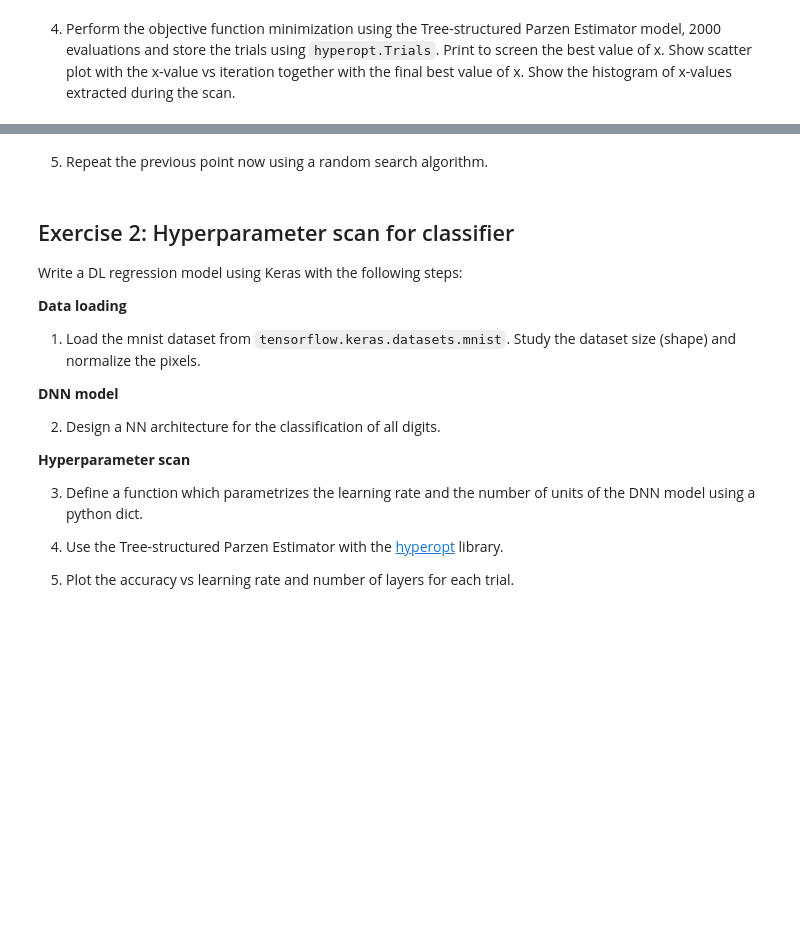
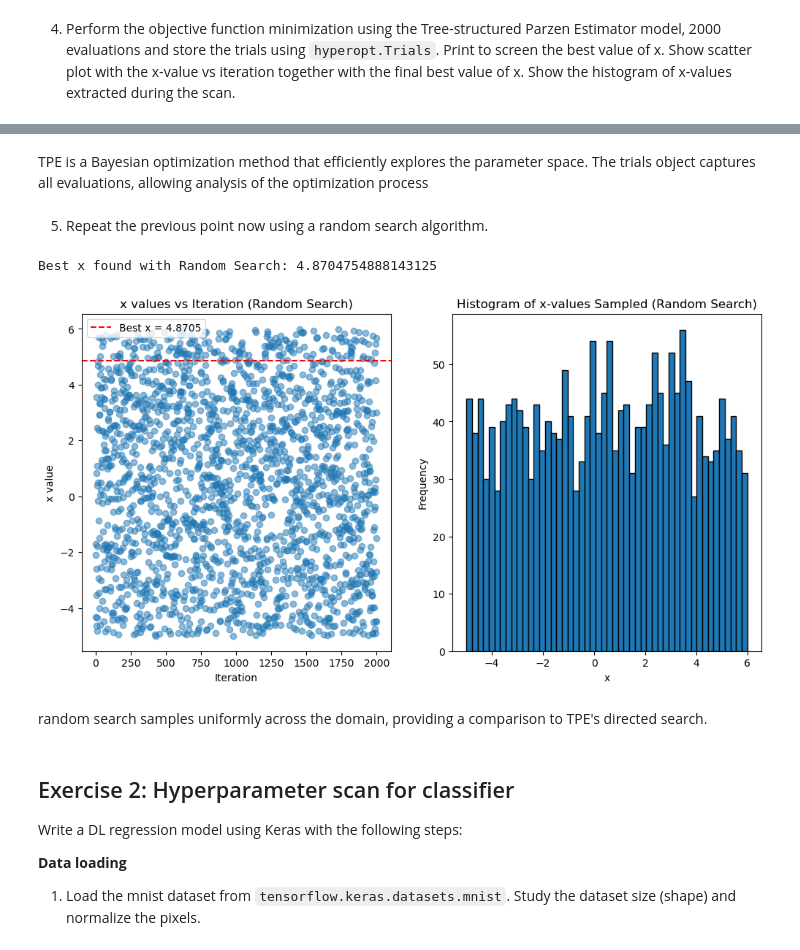
Before and after one commit to JiahaoMiao/Deep-Learning-2025, a Jupyter notebook: lab5/lab5.ipynb, the cells around one changed output, grey strips where cells are left out. Cells and saved outputs as stored; diff of their text form; code cells hidden in the pictures; blank space fills up the shorter version.

```diff
--- a/lab5/lab5.ipynb
+++ b/lab5/lab5.ipynb
@@ -90,5 +111,49 @@ Best value found:  {'a': 5.000596062559659}
+# %% [markdown]
+ TPE is a Bayesian optimization method that efficiently explores the parameter space. The trials object captures all evaluations, allowing analysis of the optimization process
 # %% [markdown]
 5. Repeat the previous point now using a random search algorithm.
+# %%
+from hyperopt import rand
+
+# Initialize Trials object for random search
+random_trials = Trials()
+
+# Run optimization with random search
+best_random = fmin(
+    fn=hyperopt_objective,
+    space=space,
+    algo=rand.suggest,
+    max_evals=2000,
+    trials=random_trials
+)
+
+print(f"Best x found with Random Search: {best_random['x']}")
+
+# Extract x values from random trials
+x_values_rand = [trial['misc']['vals']['x'][0] for trial in random_trials.trials]
+
+# Scatter plot of x values vs iteration
+plt.figure(figsize=(12, 6))
+plt.subplot(1, 2, 1)
+plt.scatter(range(len(x_values_rand)), x_values_rand, alpha=0.5)
+plt.axhline(y=best_random['x'], color='r', linestyle='--', label=f'Best x = {best_random["x"]:.4f}')
+plt.xlabel('Iteration')
+plt.ylabel('x value')
+plt.title('x values vs Iteration (Random Search)')
+plt.legend()
+
+plt.subplot(1, 2, 2)
+# Histogram of x values
+plt.hist(x_values_rand, bins=50, edgecolor='k')
+plt.title('Histogram of x-values Sampled (Random Search)')
+plt.xlabel('x')
+plt.ylabel('Frequency')
+plt.show()
+# %% [output]
+Best x found with Random Search: 4.8704754888143125
+[figure, added]
+# %% [markdown]
+ random search samples uniformly across the domain, providing a comparison to TPE's directed search.
 # %% [markdown]
 ## Exercise 2: Hyperparameter scan for classifier
 
@@ -97,17 +162,3 @@ Write a DL regression model using Keras with the following steps:
 **Data loading**
 
 1. Load the mnist dataset from `tensorflow.keras.datasets.mnist`. Study the dataset size (shape) and normalize the pixels.
-
-**DNN model**
-
-2. Design a NN architecture for the classification of all digits.
-
-**Hyperparameter scan**
-
-3. Define a function which parametrizes the learning rate and the number of
-   units of the DNN model using a python dict.
-
-4. Use the Tree-structured Parzen Estimator with the
-   [hyperopt](http://hyperopt.github.io/hyperopt/) library.
-
-5. Plot the accuracy vs learning rate and number of layers for each trial.
```
Also changed, not shown: parts of 14 cells of this notebook, 1 other file.
